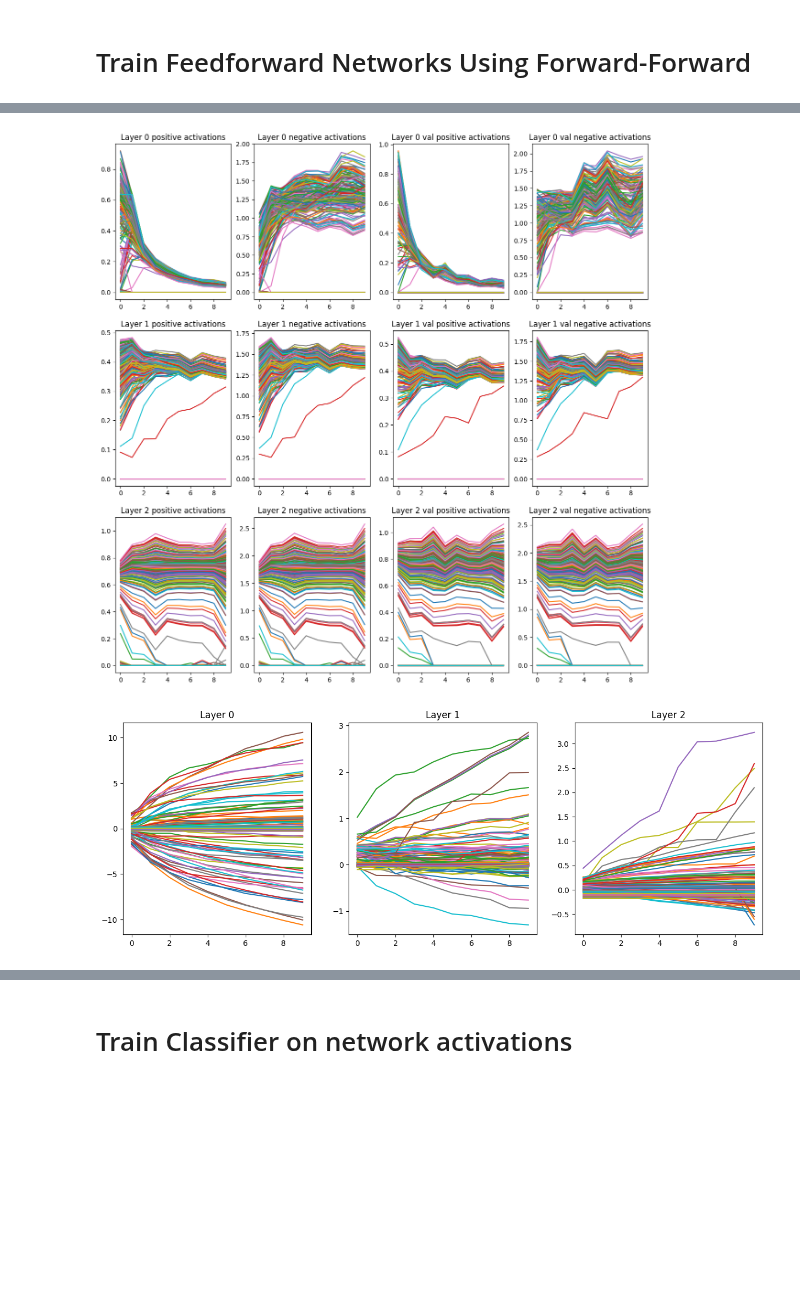
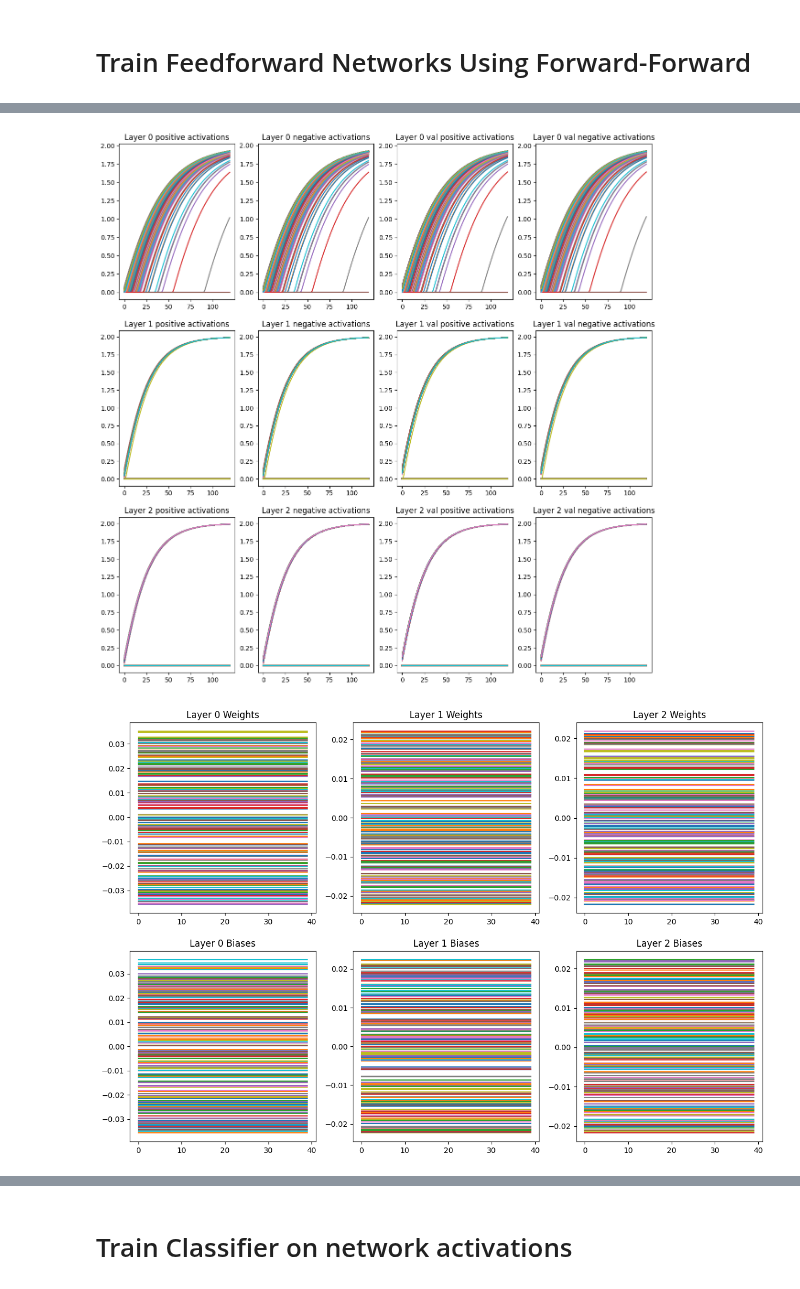
Before and after one commit to joeagriffith/ml-learning, a Jupyter notebook: Deep_Learning/Experimental/Forward_Forward/mnist.ipynb, the cells around one changed output, grey strips where cells are left out. Saved outputs shown, nothing was run; the diff lists cells and outputs as text; code cells hidden in the pictures; blank space fills up the shorter version.

```diff
--- a/Deep_Learning/Experimental/Forward_Forward/mnist.ipynb
+++ b/Deep_Learning/Experimental/Forward_Forward/mnist.ipynb
@@ -210,19 +223,20 @@ lr = 0.03
 reg_coeff = 0.1
 
 # Parameter Initialisation
-sizes = [784, 500, 500, 500]
-model = Feedforward(sizes, bias=False, dropout=0.1).to(device)
-optimiser = torch.optim.AdamW(model.parameters(), lr=lr, weight_decay=reg_coeff)
-# optimiser = torch.optim.SGD(model.parameters(), lr=lr, weight_decay=reg_coeff)
+sizes = [784, 2000, 2000, 2000]
+ffnet = FFNet(sizes, dropout=0.0, bias=True, device=torch.device(device))
+# optimiser = torch.optim.Adam(model.parameters(), lr=lr, weight_decay=reg_coeff)
+# optimiser = torch.optim.AdamW(ffnet.parameters(), lr, weight_decay=reg_coeff)
+optimiser = torch.optim.SGD(ffnet.parameters(), lr=lr)
 actvs = [None for _ in range(4)]
 norms = [None for _ in range(4)]
 weights = None
-steps = [0 for _ in model.layers]
+steps = [0 for _ in ffnet.layers]
 # %%
-BATCH_SIZE = 512
-EPOCHS = 50
-actvs, norms, weights, steps = train(
-    model,
+BATCH_SIZE = 64
+EPOCHS = 40
+actvs, norms, weights, biases, steps = train_unsup_backward(
+    ffnet,
     optimiser,
     pos_dataset,
     neg_dataset,
@@ -232,7 +246,6 @@ actvs, norms, weights, steps = train(
     batch_size=BATCH_SIZE,
     mode='minimise',
     neg_coeff=1.0,
-    peer_norm_coeff=0.01,
     track_actvs=True,
     actvs=actvs,
     track_norms=True,
@@ -240,4 +253,5 @@ actvs, norms, weights, steps = train(
     track_weights=True,
     weights=weights,
     steps=steps,
+    device=device,
 )
@@ -246,6 +258,6 @@ KeyboardInterrupt:
 # %%
-fig, axs = plt.subplots(len(model.layers), 2, figsize=(15, 15))
-for i, layer in enumerate(model.layers):
+fig, axs = plt.subplots(len(ffnet.layers), 2, figsize=(15, 15))
+for i, layer in enumerate(ffnet.layers):
     diff = (torch.tensor(norms[0][i]) - torch.tensor(norms[1][i])).abs().numpy()
     axs[i, 0].plot(norms[0][i], label="positive", color="green")
     axs[i, 0].plot(norms[1][i], label="negative", color="red")
@@ -265,6 +277,6 @@ plt.show()
 # %%
-fig, axs = plt.subplots(len(model.layers), 4, figsize=(15, 15))
-for i, layer in enumerate(model.layers):
+fig, axs = plt.subplots(len(ffnet.layers), 4, figsize=(15, 15))
+for i, layer in enumerate(ffnet.layers):
     axs[i, 0].plot(actvs[0][i])
     axs[i, 0].set_title(f"Layer {i} positive activations")
     axs[i, 1].plot(actvs[1][i])
@@ -276,20 +288,27 @@ for i, layer in enumerate(model.layers):
     axs[i, 3].set_title(f"Layer {i} val negative activations")
 plt.show()
 # %% [output]
-[figure, old version]
+[figure, new version]
 # %%
 k = 200
 weights = [weights[i].flatten(start_dim=1) for i in range(len(weights))]
 perms = [torch.randperm(weights[i].shape[1]) for i in range(len(weights))]
 idxs = [perms[i][:k] for i in range(len(weights))]
 weights = [weights[i][:, idxs[i]] for i in range(len(weights))]
-fig, axs = plt.subplots(1, len(model.layers), figsize=(15, 5))
-for i in range(len(model.layers)):
-    axs[i].plot(weights[i])
-    axs[i].set_title(f'Layer {i}')
+
+perms = [torch.randperm(biases[i].shape[1]) for i in range(len(biases))]
+idxs = [perms[i][:k] for i in range(len(biases))]
+biases = [biases[i][:, idxs[i]] for i in range(len(biases))]
+
+fig, axs = plt.subplots(2, len(ffnet.layers), figsize=(15, 10))
+for i in range(len(ffnet.layers)):
+    axs[0,i].plot(weights[i])
+    axs[0,i].set_title(f'Layer {i} Weights')
+    axs[1,i].plot(biases[i])
+    axs[1,i].set_title(f'Layer {i} Biases')
 plt.show()
 # %% [output]
-[figure, old version]
+[figure, new version]
 # %%
 # Plot weights
 plt.figure(figsize=(15, 5))
```
Also changed, not shown: parts of 12 cells of this notebook, 4 other files.
